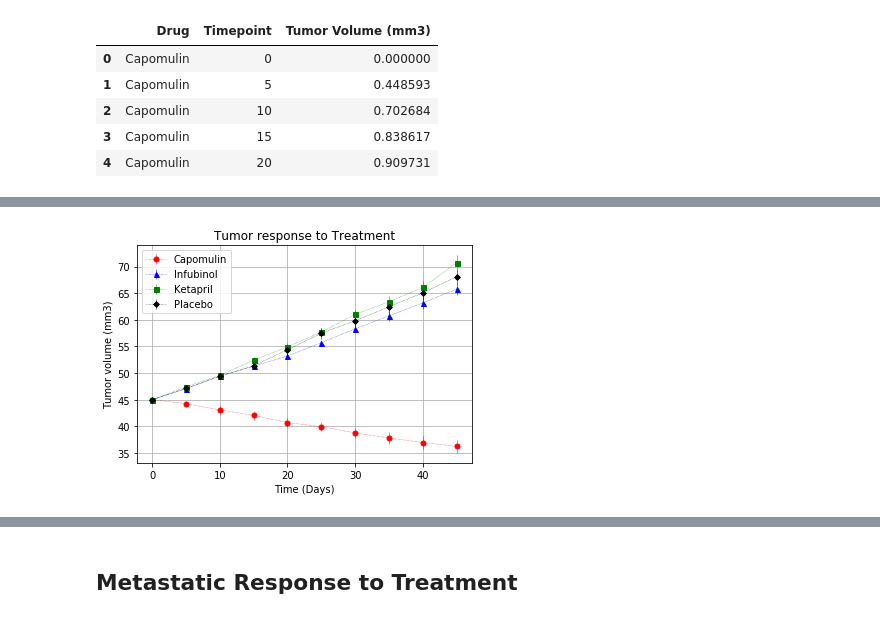
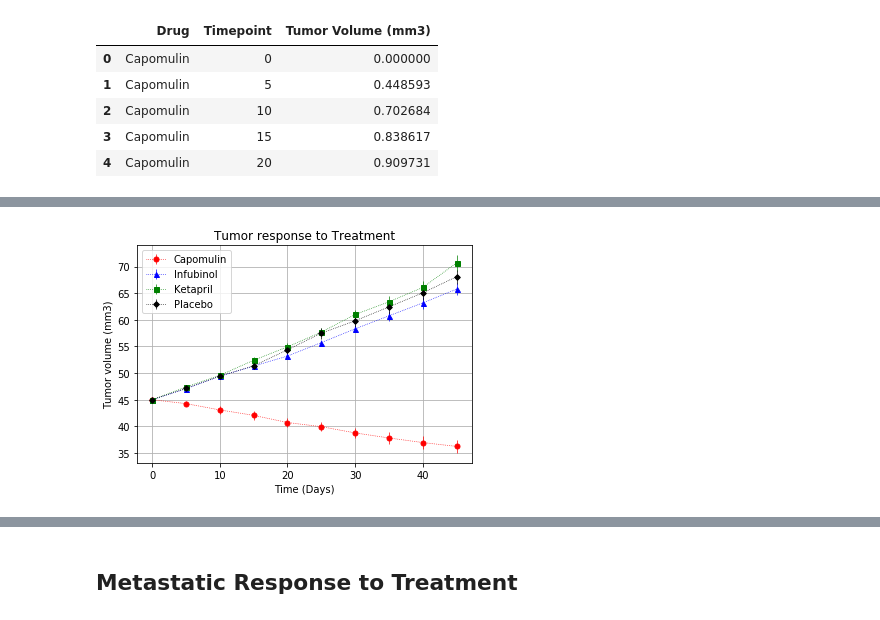
Before and after one commit to lrondi/Matplotlib, a Jupyter notebook: pymaceuticals_starter.ipynb, the cells around one changed output, grey strips where cells are left out. Drawn from its saved outputs; the diff is of its cells as text; code cells hidden in the pictures.

```diff
--- a/pymaceuticals_starter.ipynb
+++ b/pymaceuticals_starter.ipynb
@@ -89,33 +89,34 @@ pivot_df
 # %%
 # Generate the Plot (with Error Bars)
+fig,ax=plt.subplots()
 
 # Generate data for obs and errors
-capomulin_vol=pivot_df[['Capomulin']]
-capomulin_error=pivot_error_df[['Capomulin']]
-infubinol_vol=pivot_df[['Infubinol']]
-infubinol_error=pivot_error_df[['Infubinol']]
-ketapril_vol=pivot_df[['Ketapril']]
-ketapril_error=pivot_error_df[['Ketapril']]
-placebo_vol=pivot_df[['Placebo']]
-placebo_error=pivot_error_df[['Placebo']]
+x_axis = pivot_df.index.values
+capo_data = pivot_df['Capomulin']
+capo_error = pivot_error_df['Capomulin']
+infu_data = pivot_df['Infubinol']
+infu_error = pivot_error_df['Infubinol']
+keta_data = pivot_df['Ketapril']
+keta_error = pivot_error_df['Ketapril']
+plac_data = pivot_df['Placebo']
+plac_error = pivot_error_df['Placebo']
 
 # Plot with error bars
-plt.errorbar(capomulin_vol.index.values,capomulin_vol['Capomulin'],marker='o',color='r',linestyle=':',
-             yerr=capomulin_error['Capomulin'],linewidth=0.5,markersize=5)
-plt.errorbar(infubinol_vol.index.values,infubinol_vol['Infubinol'],marker='^',color='b',linestyle=':',
-             yerr=infubinol_error['Infubinol'],linewidth=0.5,markersize=5)
-plt.errorbar(ketapril_vol.index.values,ketapril_vol['Ketapril'],marker='s',color='g',linestyle=':',
-             yerr=ketapril_error['Ketapril'],linewidth=0.5,markersize=5)
-plt.errorbar(placebo_vol.index.values,placebo_vol['Placebo'],marker='D',color='k',linestyle=':',
-             yerr=placebo_error['Placebo'],linewidth=0.5,markersize=4)
-plt.legend(loc='best')
-plt.grid()
-plt.title('Tumor response to Treatment')
-plt.xlabel('Time (Days)')
-plt.ylabel('Tumor volume (mm3)')
+ax.errorbar(x_axis,capo_data, marker='o', linewidth=0.7, color='r', linestyle=':', markersize=5,
+           yerr=capo_error)
+ax.errorbar(x_axis, infu_data, marker='^', linewidth=0.7, color='b',linestyle=':', markersize=5,
+           yerr=infu_error)
+ax.errorbar(x_axis,keta_data, marker='s', linewidth=0.7, color='g',linestyle=':', markersize=5,
+           yerr=keta_error)
+ax.errorbar(x_axis,plac_data, marker='D', linewidth=0.7, color='k',linestyle=':', markersize=4,
+           yerr=plac_error)
+ax.grid()
+ax.legend(loc='best')
+ax.set_title('Tumor response to Treatment')
+ax.set_xlabel('Time (Days)')
+ax.set_ylabel('Tumor volume (mm3)')
 
 # Save the Figure
-
-plt.savefig('Images/Tumor_response.png')
+plt.savefig('Images/tumor_response.png')
 # %% [output]
-[figure, old version]
+[figure, new version]
```
Also changed, not shown: parts of 5 cells of this notebook, 2 other files.
